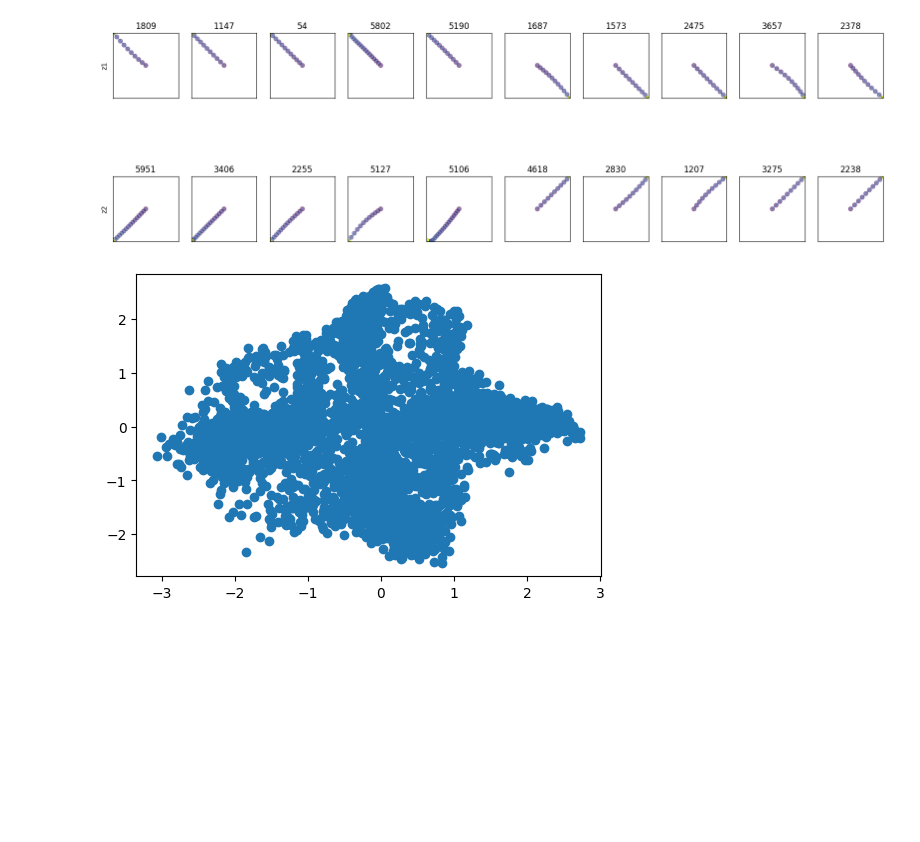
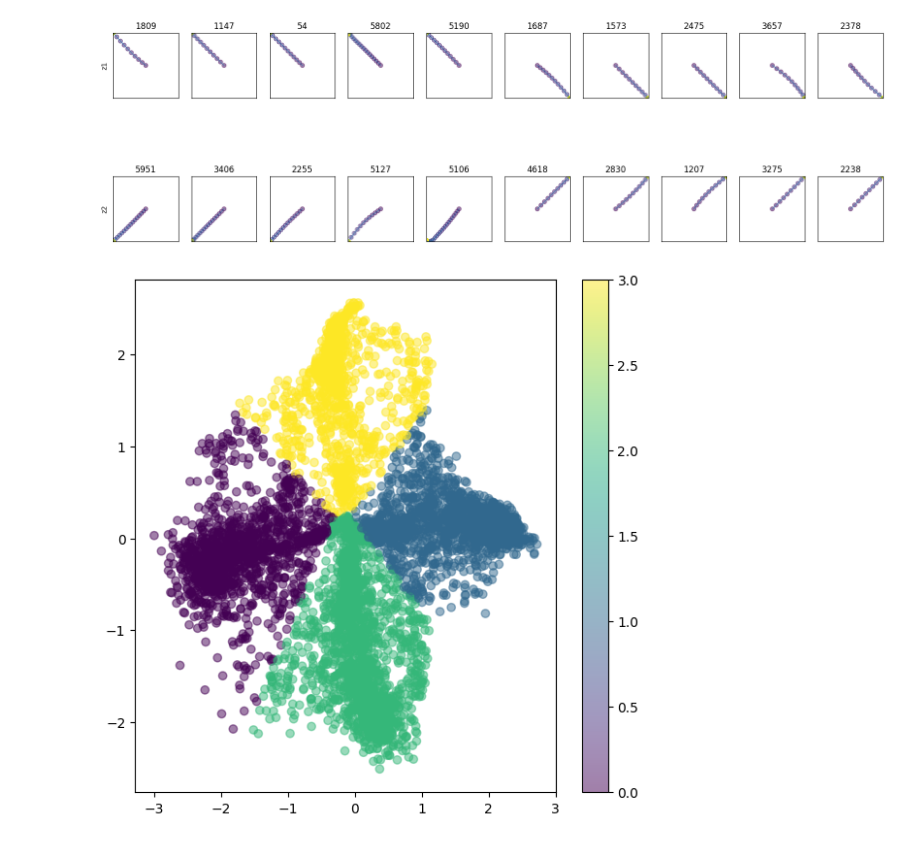
Before and after one commit to NevVerVer/Neuromatch_2022_EcoG_movements, a Jupyter notebook: models/train_behavior_models.ipynb, the cells around one changed output. Cells and saved outputs as stored; diff of their text form; code cells hidden in the pictures; blank space fills up the shorter version.

Commit message:
plot clusters

```diff
--- a/models/train_behavior_models.ipynb
+++ b/models/train_behavior_models.ipynb
@@ -166,6 +167,6 @@ plot_examples_based_on_latent_space(lvae, DATASET)
 # %% [output]
 [figure]
 # %%
-plot_data_in_latent_space(lvae, DATASET, 0)
+labels = plot_data_in_latent_space(lvae, DATASET, 4)
 # %% [output]
-[figure, old version]
+[figure, new version]
```
Also changed, not shown: parts of 2 cells of this notebook, 1 other file.
